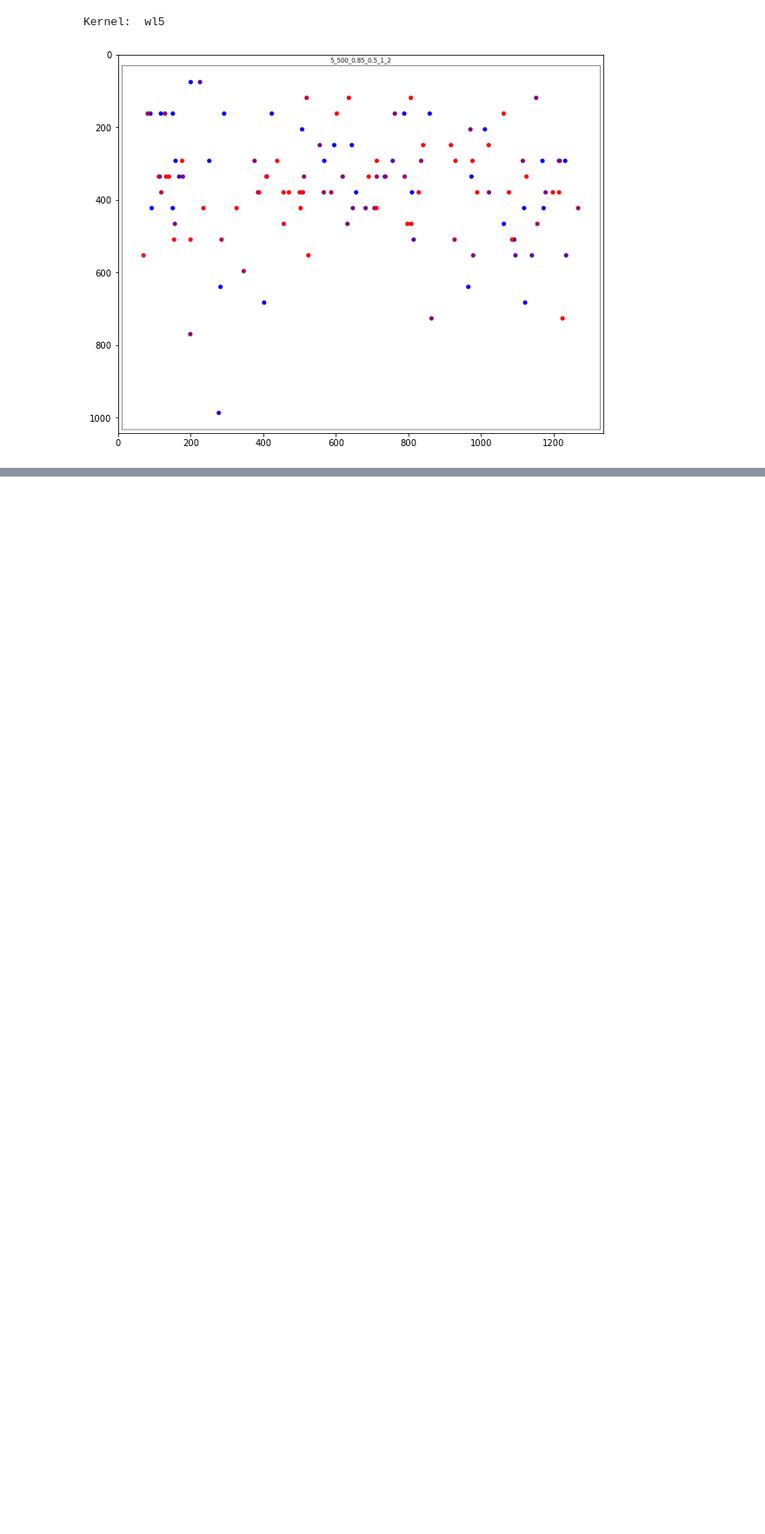
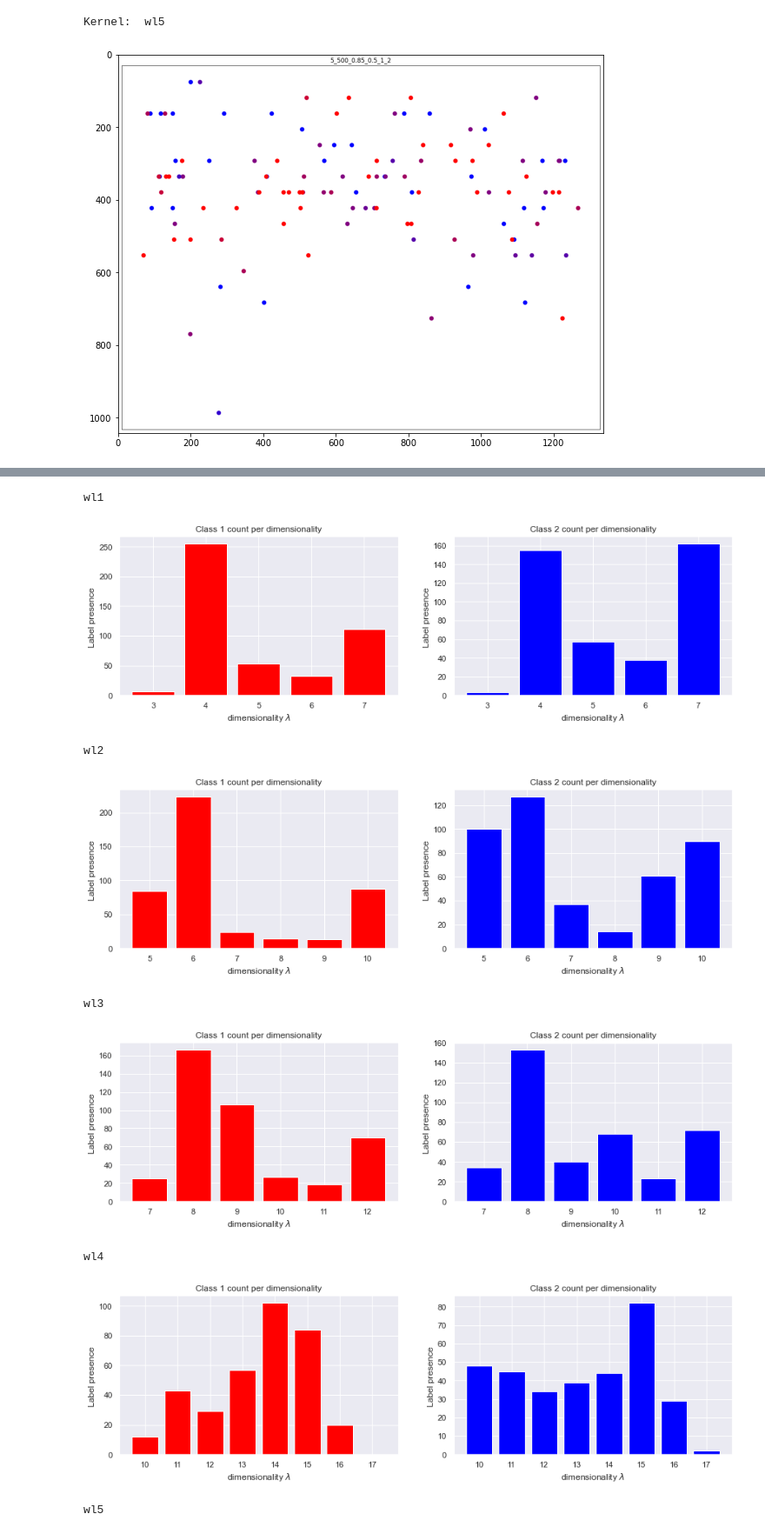
Before and after one commit to mozzafiato/DataMiningAssignment, a Jupyter notebook: ERiC/EDA_ERiC.ipynb, the cells around one changed output, grey strips where cells are left out. Shown: that part at 87% size. Drawn from its saved outputs; the diff is of its cells as text; code cells hidden in the pictures; blank space fills up the shorter version.

```diff
--- a/ERiC/EDA_ERiC.ipynb
+++ b/ERiC/EDA_ERiC.ipynb
@@ -66,0 +157,41 @@ Kernel:  wl5
+# %%
+for i, kernel in enumerate(kernels):
+    # average size per dimension
+    cluster_info = pickle.load(open(os.path.join(pickle_path, f'cluster_info_{i+1}_500_0.85_0.5_1_2.p'), 'rb'))
+    lambdas = [cluster_info[c]["lambda"] for c in cluster_info.keys()]
+
+    print(kernel)
+
+    class_1_list = []
+    class_2_list = []
+    for l in lambdas[0:-1]:
+        class_1 = [np.count_nonzero(np.array(cluster_info[c]['points']) > 499) for c in cluster_info.keys() if cluster_info[c]["lambda"] == l]
+        class_2 = [np.count_nonzero(np.array(cluster_info[c]['points']) <= 500) for c in cluster_info.keys() if cluster_info[c]["lambda"] == l]
+
+        class_1_list.append(sum(class_1))
+        class_2_list.append(sum(class_2))
+
+
+    fig, axs = plt.subplots(1,2)
+    fig.set_figwidth(15)
+    axs[0].bar(lambdas[0:-1], class_1_list, color="red")
+    axs[0].set_title("Class 1 count per dimensionality")
+    axs[0].set_xlabel("dimensionality $\lambda$")
+    axs[0].set_ylabel("Label presence ")
+
+    axs[1].bar(lambdas[0:-1], class_2_list, color="blue")
+    axs[1].set_title("Class 2 count per dimensionality")
+    axs[1].set_xlabel("dimensionality $\lambda$")
+    axs[1].set_ylabel("Label presence ")
+
+    plt.show()
+# %% [output]
+wl1
+[figure, added]
+wl2
+[figure, added]
+wl3
+[figure, added]
+wl4
+[figure, added]
+wl5
```
Also changed, not shown: parts of 13 cells of this notebook.
